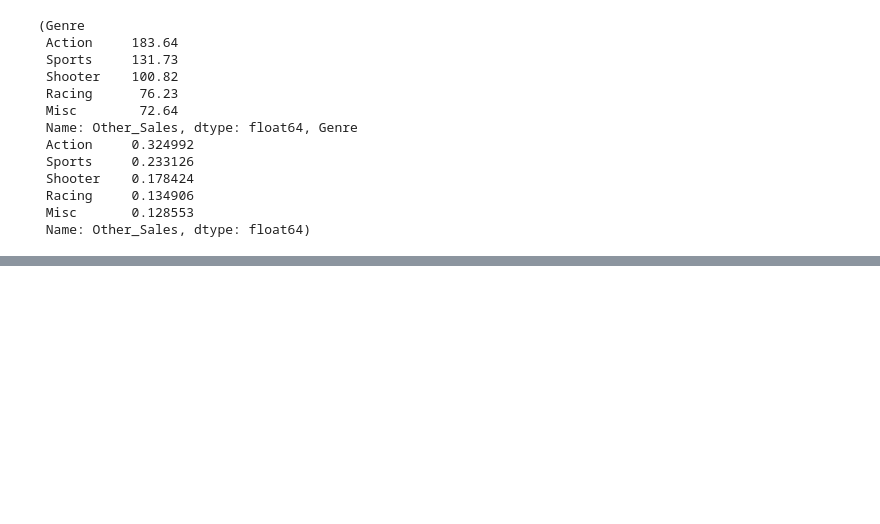
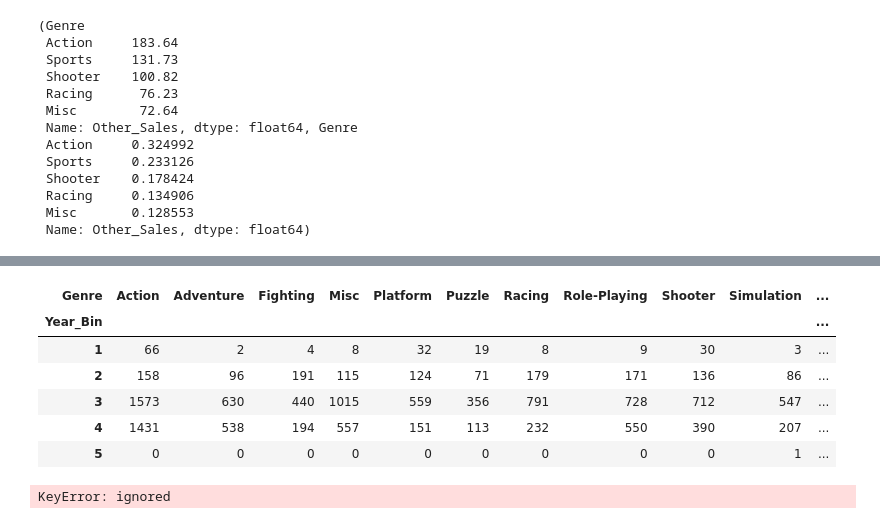
Before and after one commit to choheeee22/ds_Section1_Project, a Jupyter notebook: Section1_Project_GameIndustry.ipynb, the cells around one changed output, grey strips where cells are left out. Saved outputs shown, nothing was run; the diff lists cells and outputs as text; code cells hidden in the pictures; blank space fills up the shorter version.

```diff
--- a/Section1_Project_GameIndustry.ipynb
+++ b/Section1_Project_GameIndustry.ipynb
@@ -756,0 +836,16 @@ Other_Genre.head(5),Other_Genre.head(5)/Other_Genre.head(5).sum()
+# %%
+Year_bin_G_table=pd.crosstab(df5['Year_Bin'],columns=df5['Genre'])
+Year_bin_G_table
+# %% [output]
+| Genre | Action | Adventure | Fighting | Misc | Platform | Puzzle | Racing | Role-Playing | Shooter | Simulation | ... |
+| Year_Bin |  |  |  |  |  |  |  |  |  |  | ... |
+| 1 | 66 | 2 | 4 | 8 | 32 | 19 | 8 | 9 | 30 | 3 | ... |
+| 2 | 158 | 96 | 191 | 115 | 124 | 71 | 179 | 171 | 136 | 86 | ... |
+| 3 | 1573 | 630 | 440 | 1015 | 559 | 356 | 791 | 728 | 712 | 547 | ... |
+| 4 | 1431 | 538 | 194 | 557 | 151 | 113 | 232 | 550 | 390 | 207 | ... |
+| 5 | 0 | 0 | 0 | 0 | 0 | 0 | 0 | 0 | 0 | 1 | ... |
+# %%
+Year_bin_Pu_table=pd.crosstab(df5['Year_Bin'],columns=df5['Publisher'])
+Year_bin_Pu_table.sort_values(by=columns,ascending=False)
+# %% [output]
+KeyError: ignored
```
Also changed, not shown: parts of 15 cells of this notebook.
